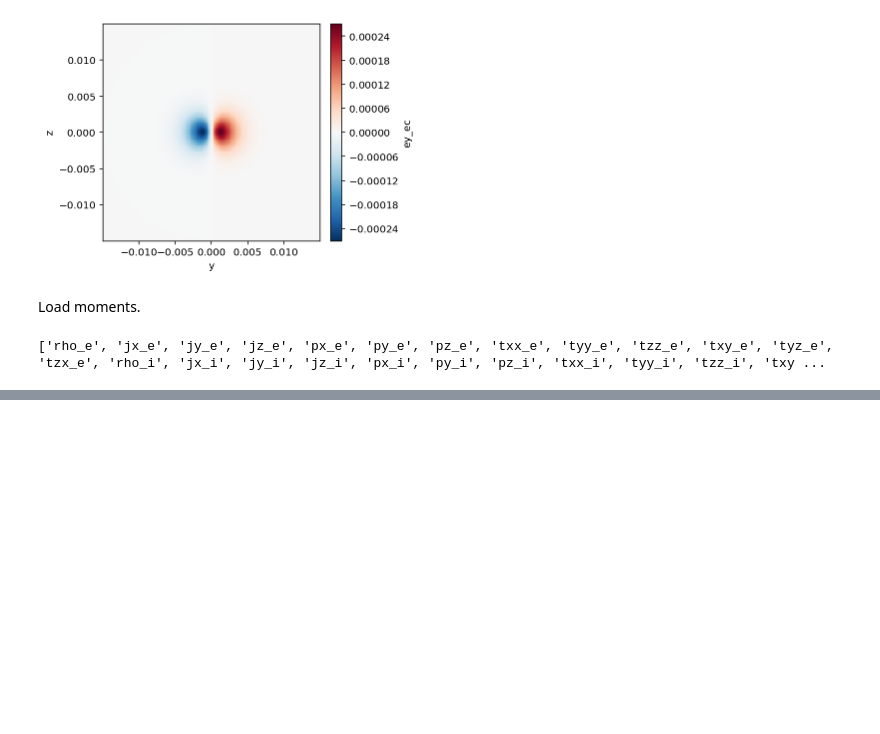
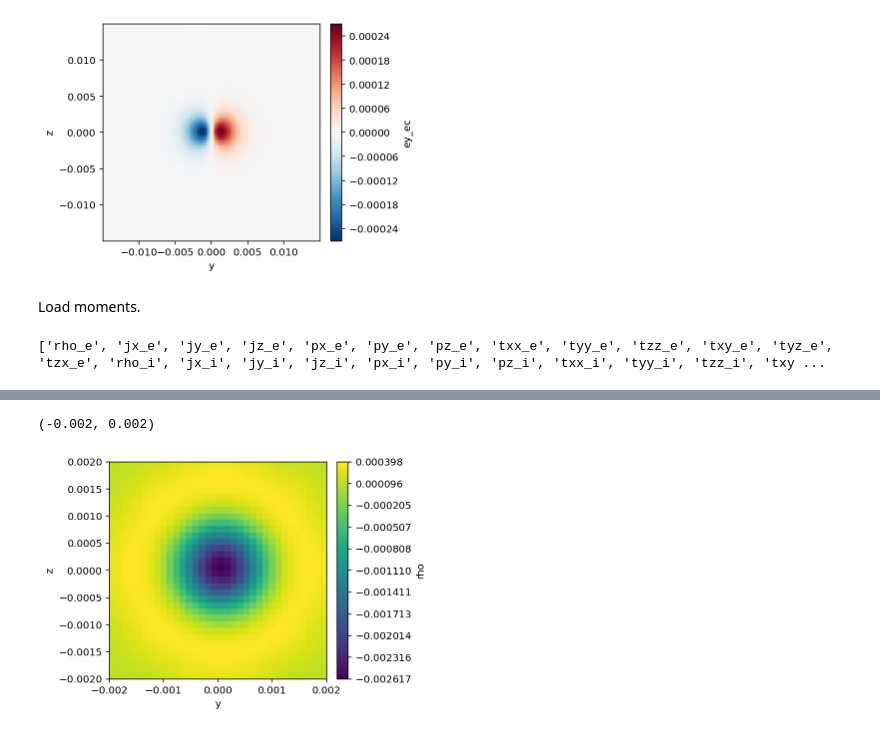
Before and after one commit to JamesMcClung/psc-scrap, a Jupyter notebook: plot_pfd.ipynb, the cells around one changed output, grey strips where cells are left out. Cells and saved outputs as stored; diff of their text form; code cells hidden in the pictures; blank space fills up the shorter version.

```diff
--- a/plot_pfd.ipynb
+++ b/plot_pfd.ipynb
@@ -37,0 +44,9 @@ KeyError: 'ey_ec'
+# %%
+vf_gauss.activate_time(10)
+vlt.plot(vf_gauss["rho"] - vf_gauss["dive"]);
+zoom = .002t
+plt.xlim(-zoom, zoom)
+plt.ylim(-zoom, zoom)
+# %% [output]
+(-0.002, 0.002)
+[figure, added]
```
Also changed, not shown: parts of 2 cells of this notebook.
